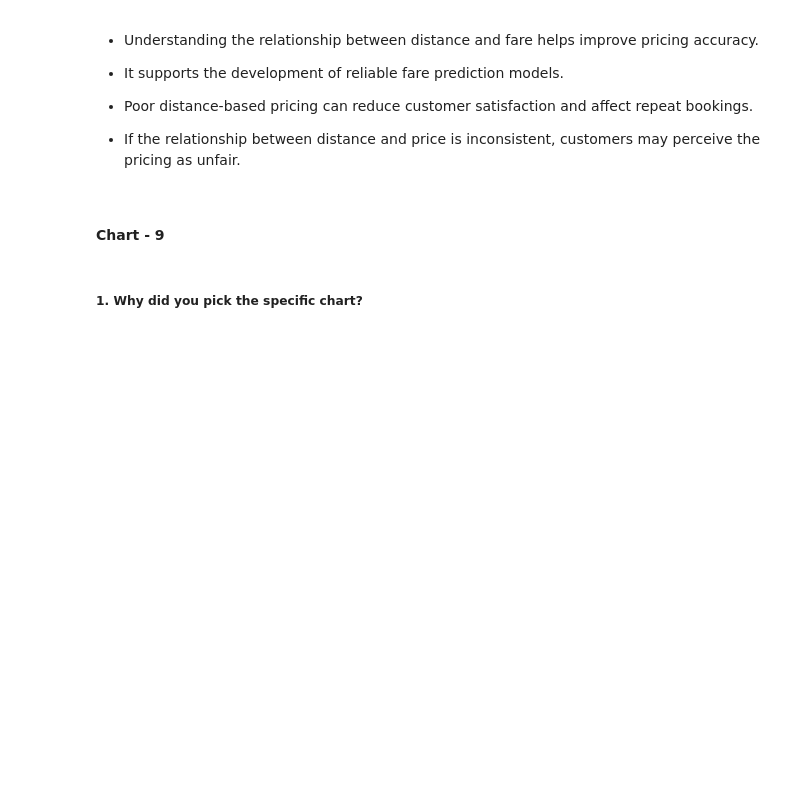
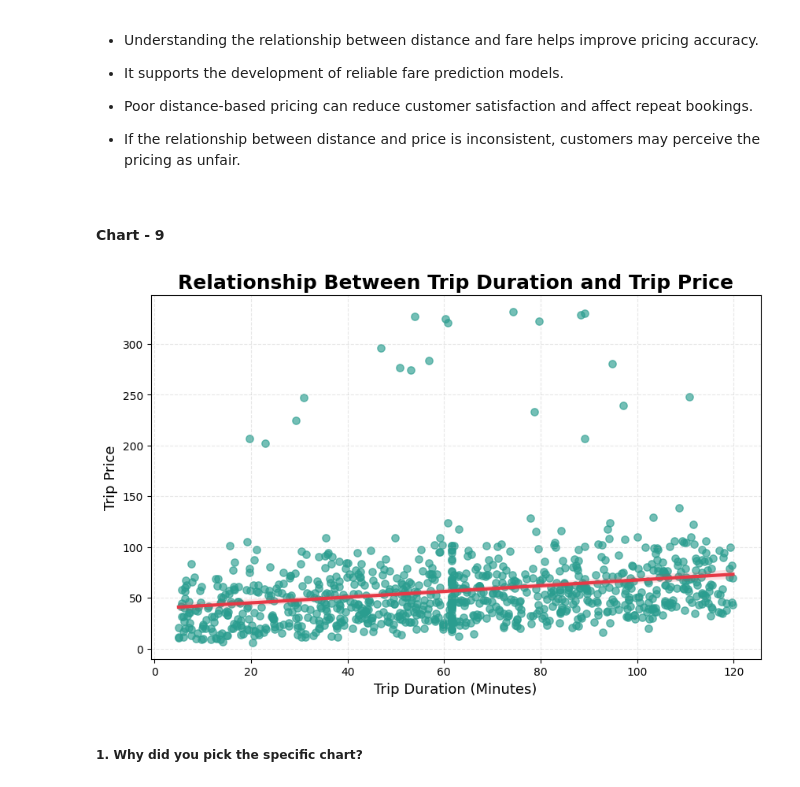
Before and after one commit to Sneha8126/Sneha-copy-of-Sample-ML-Submission-Template, a Jupyter notebook: Sneha_copy_of_Sample_ML_Submission_Template.ipynb, the cells around one changed output. Saved outputs shown, nothing was run; the diff lists cells and outputs as text; code cells hidden in the pictures; blank space fills up the shorter version.

Commit message:
Added scatter plot for Relationship Between Trip Duration and Trip Price

```diff
--- a/Sneha_copy_of_Sample_ML_Submission_Template.ipynb
+++ b/Sneha_copy_of_Sample_ML_Submission_Template.ipynb
@@ -765,3 +763,36 @@ Are there any insights that lead to negative growth? Justify with specific reaso
+# %%
+# Chart - 9 visualization code
+# Chart 9: Trip Duration vs Trip Price
+
+plt.figure(figsize=(10,6))
+
+sns.regplot(
+    data=df,
+    x='Trip_Duration_Minutes',
+    y='Trip_Price',
+    scatter_kws={
+        'color':'#2A9D8F',
+        'alpha':0.65,
+        's':45
+    },
+    line_kws={
+        'color':'#E63946',
+        'linewidth':3
+    }
+)
+
+plt.title('Relationship Between Trip Duration and Trip Price',
+          fontsize=18,
+          fontweight='bold')
+
+plt.xlabel('Trip Duration (Minutes)', fontsize=13)
+plt.ylabel('Trip Price', fontsize=13)
+
+plt.grid(True, linestyle='--', alpha=0.3)
+
+plt.show()
+# %% [output]
+[figure, added]
 # %% [markdown]
 ##### 1. Why did you pick the specific chart?
 # %% [markdown]
```
Also changed, not shown: parts of 1 cell of this notebook.
